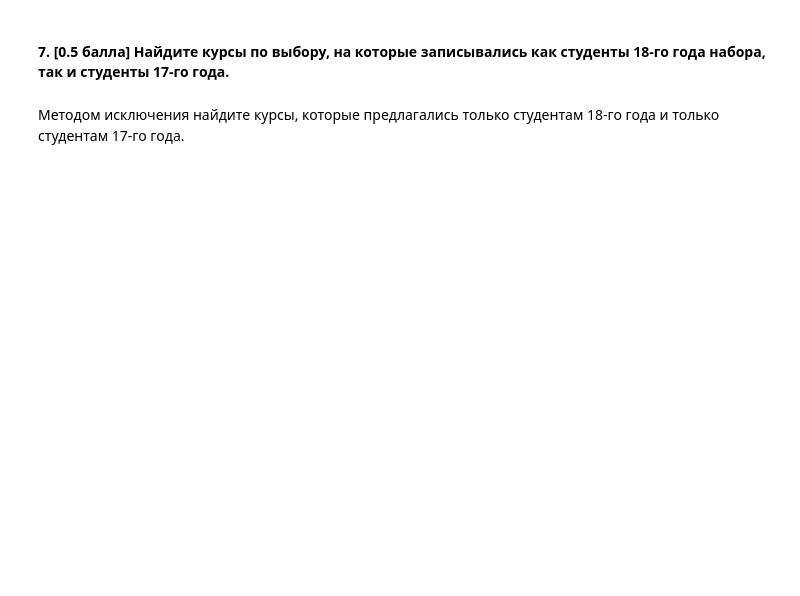
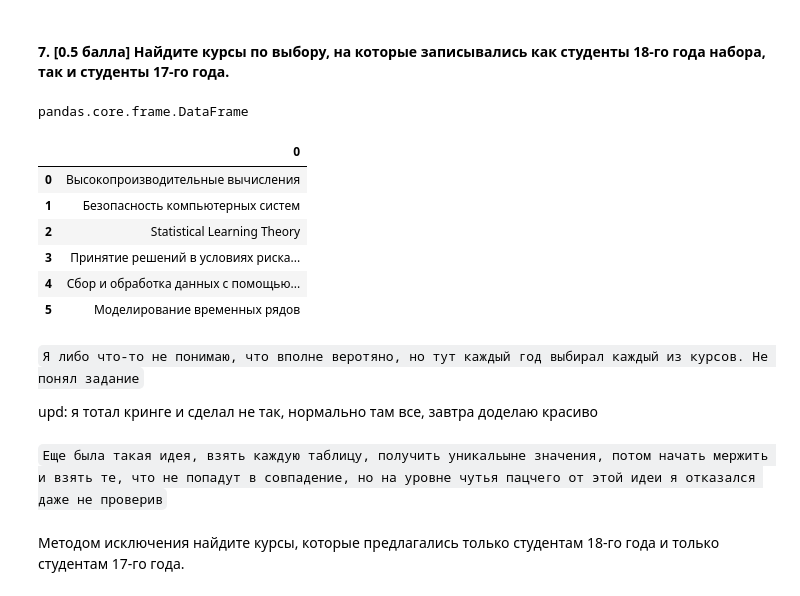
Before and after one commit to dyrbnyak/Modern_methods_of_data-analysis, a Jupyter notebook: l1/homework-practice-01-pandas.ipynb, the cells around one changed output. Cells and saved outputs as stored; diff of their text form; code cells hidden in the pictures; blank space fills up the shorter version.

Commit message:
Хорошо поработал сегодня, сдела не все, но будет

````diff
--- a/l1/homework-practice-01-pandas.ipynb
+++ b/l1/homework-practice-01-pandas.ipynb
@@ -266,0 +344,7 @@ df
+# %%
+es17_f1 = pd.read_excel('end_seminar.xlsx')
+es17_fall1 = es17_f1[['fall_1','17_group']]
+es17_fall1 = es17_fall1.dropna(subset='17_group')
+es17_fall1 = es17_fall1['fall_1'].unique()
+es17_fall1 = pd.DataFrame(es17_fall1)
+#собираем наборы курсов для 17 года и осеннего курса 1
@@ -267,2 +355,29 @@ df
+# %%
+es18_f1 = pd.read_excel('end_seminar.xlsx')
+es18_fall1 = es18_f1[['fall_1','18_group']]
+es18_fall1 = es18_fall1.dropna(subset='18_group')
+es18_fall1 = es18_fall1['fall_1'].unique()
+es18_fall1 = pd.DataFrame(es18_fall1)
+type(es18_fall1)
+#собираем наборы курсов для 18 года и осеннего курса 1
+# %% [output]
+pandas.core.frame.DataFrame
+# %%
+crossing = pd.merge(es18_fall1,es17_fall1,how='inner')
+crossing
+# %% [output]
+|  | 0 |
+| 0 | Высокопроизводительные вычисления |
+| 1 | Безопасность компьютерных систем |
+| 2 | Statistical Learning Theory |
+| 3 | Принятие решений в условиях риска... |
+| 4 | Сбор и обработка данных с помощью... |
+| 5 | Моделирование временных рядов |
+# %% [markdown]
+```Я либо что-то не понимаю, что вполне веротяно, но тут каждый год выбирал каждый из курсов. Не понял задание```
+
+upd: я тотал кринге и сделал не так, нормально там все, завтра доделаю красиво
+# %% [markdown]
+```Еще была такая идея, взять каждую таблицу, получить уникальыне значения, потом начать мержить и взять те, что не попадут в совпадение, но на уровне чутья пацчего от этой идеи я отказался даже не проверив```
 # %% [markdown]
 Методом исключения найдите курсы, которые предлагались только студентам 18-го года и только студентам 17-го года.
````
Also changed, not shown: parts of 27 cells of this notebook, 1 other file.
